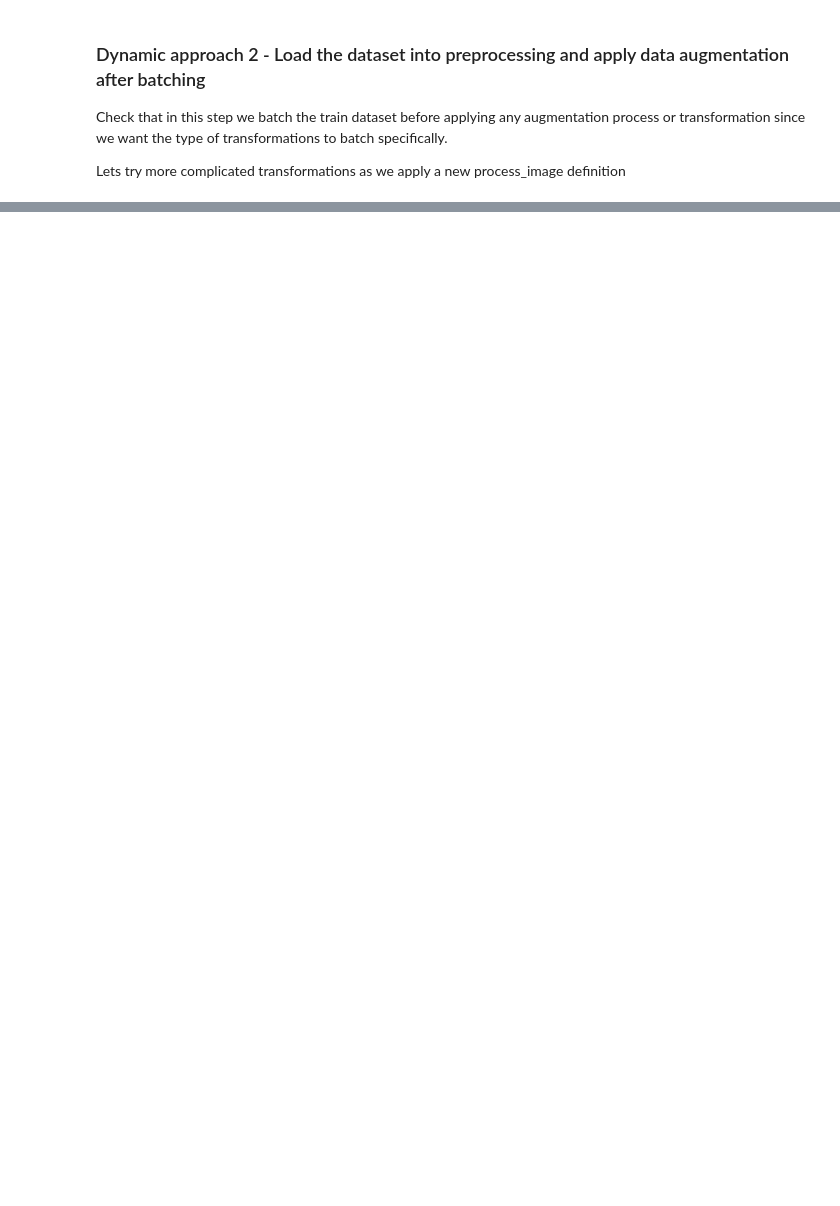
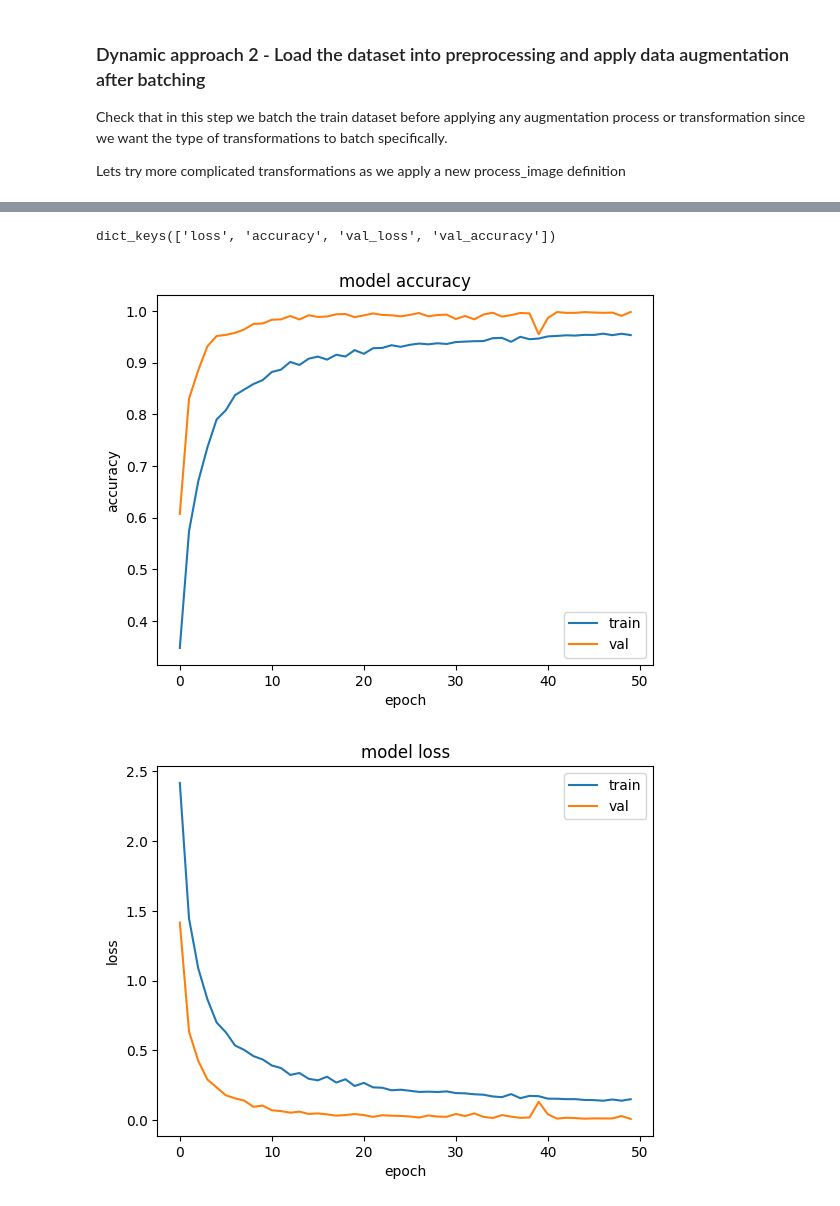
Before and after one commit to JoaoRamoss/computer-vision, a Jupyter notebook: dynamicNotebook.ipynb, the cells around one changed output, grey strips where cells are left out. Saved outputs shown, nothing was run; the diff lists cells and outputs as text; code cells hidden in the pictures; blank space fills up the shorter version.

Commit message:
new dynamic approaches

```diff
--- a/dynamicNotebook.ipynb
+++ b/dynamicNotebook.ipynb
@@ -865,0 +958,7 @@ Lets try more complicated transformations as we apply a new process_image defini
+# %%
+file_pathMGrD2, callbacksMGrD2 = prepareCallbacks('dynamic2',log_and_model_pathGr)
+# %%
+historyVGrD2 = modelGr.fit(trainB_ds_aug,
+          epochs=50,
+          validation_data = validationB_ds,
+          callbacks=callbacksMGrD2)
@@ -866,3 +983,9 @@ Lets try more complicated transformations as we apply a new process_image defini
+# %%
+show_history(historyVGrD2)
+# %% [output]
+dict_keys(['loss', 'accuracy', 'val_loss', 'val_accuracy'])
+[figure, added]
+[figure, added]
 # %% [markdown]
 ### Dynamic approach 3 - Load the dataset into preprocessing and apply data augmentation through two-phase strategy
 
```
Also changed, not shown: parts of 63 cells of this notebook, 19 other files.
